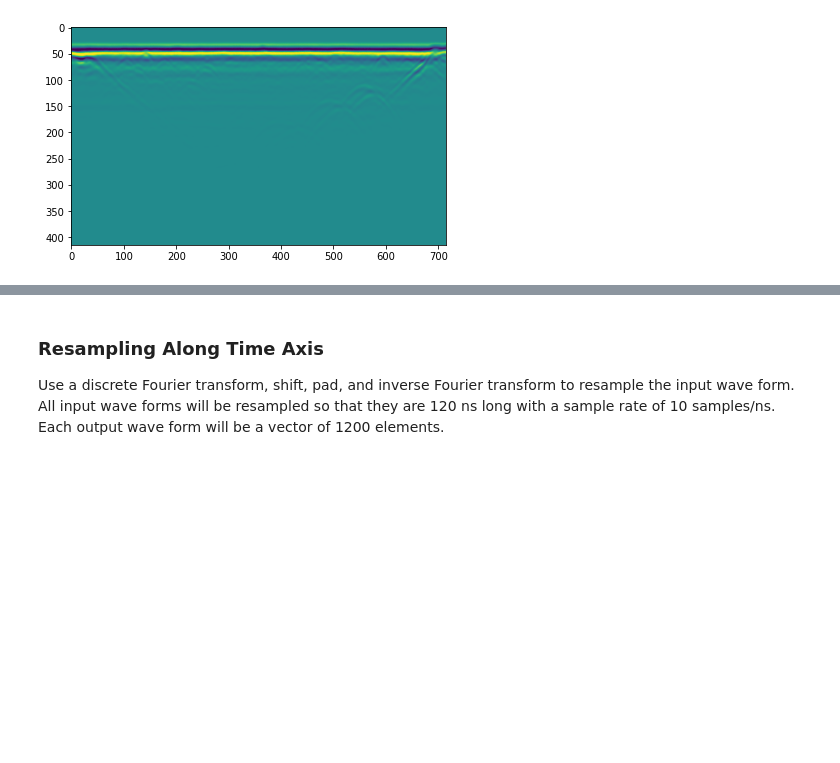
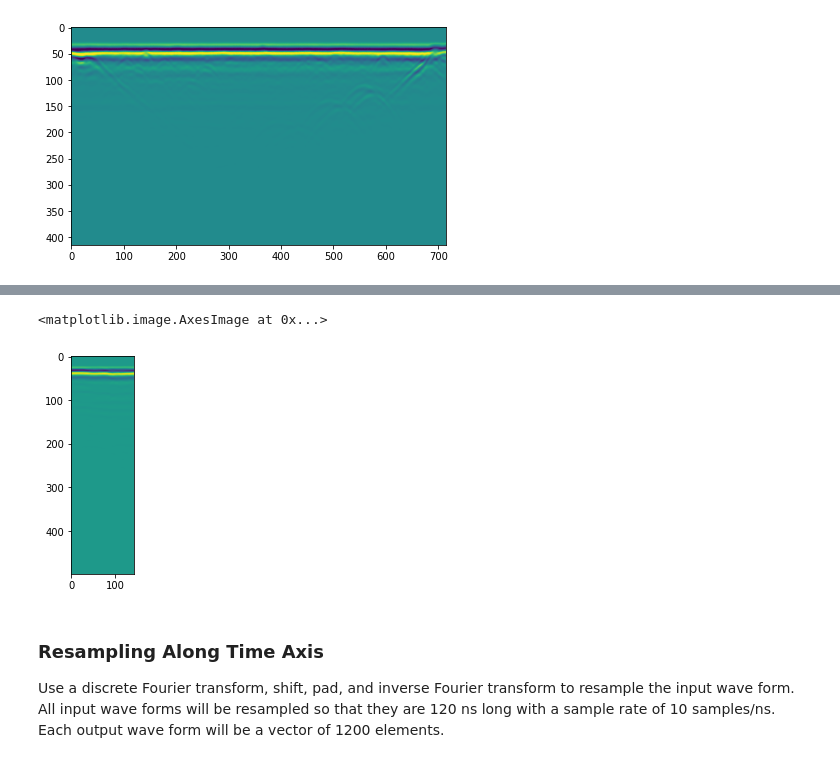
Before and after one commit to jeanruggiero/masters-thesis, a Jupyter notebook: DataExploration.ipynb, the cells around one changed output, grey strips where cells are left out. Saved outputs shown, nothing was run; the diff lists cells and outputs as text; code cells hidden in the pictures; blank space fills up the shorter version.

```diff
--- a/DataExploration.ipynb
+++ b/DataExploration.ipynb
@@ -64,3 +123,8 @@ plt.imshow(d)
+# %%
+plt.imshow(s[:, 400:544])
+# %% [output]
+<matplotlib.image.AxesImage at 0x...>
+[figure, added]
 # %% [markdown]
 ### Resampling Along Time Axis
 Use a discrete Fourier transform, shift, pad, and inverse Fourier transform to resample the input wave form. All input wave forms will be resampled so that they are 120 ns long with a sample rate of 10 samples/ns. Each output wave form will be a vector of 1200 elements.
```
Also changed, not shown: parts of 10 cells of this notebook, 3 other files.
